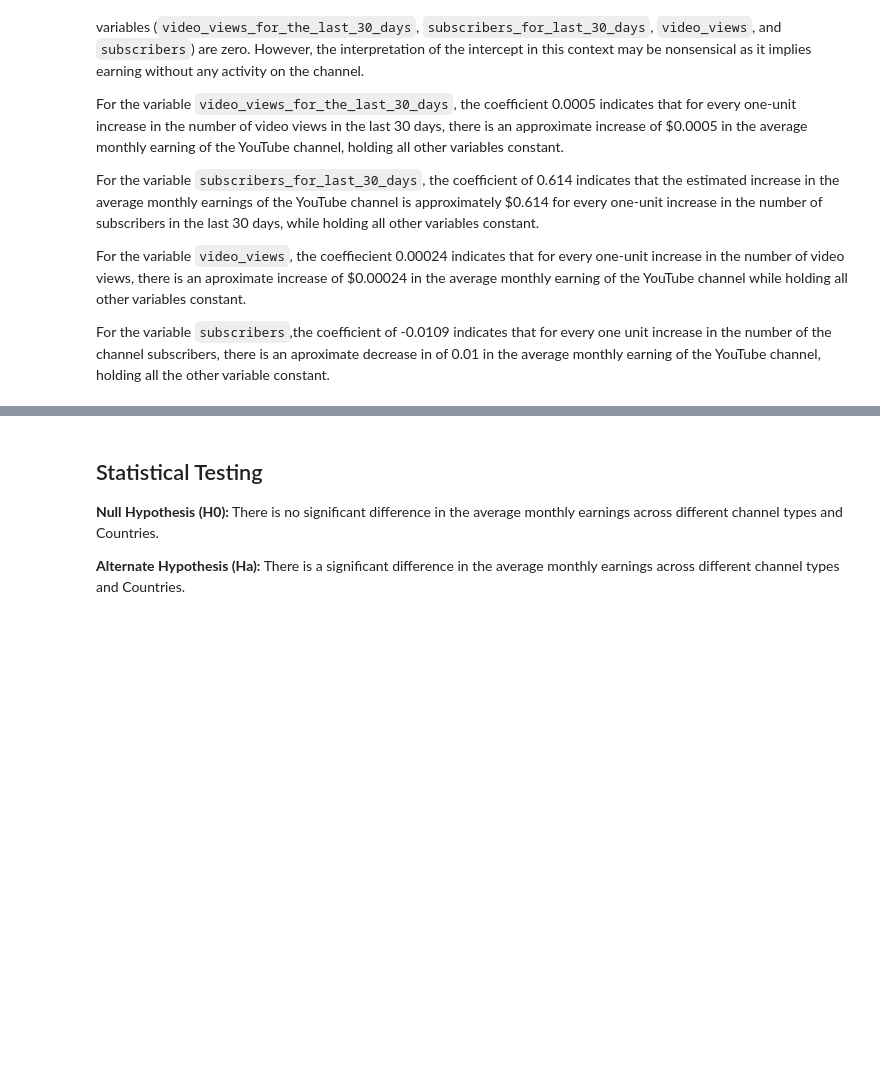
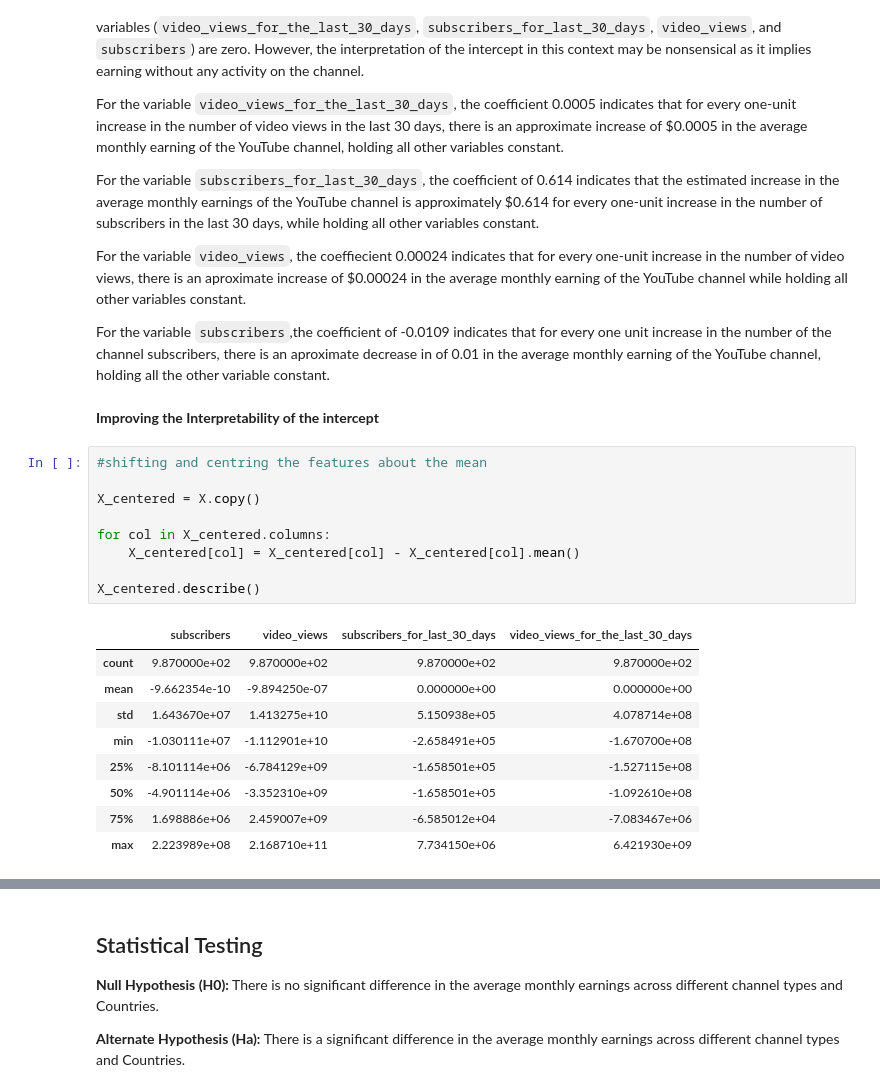
Before and after one commit to King-georges/You-Tube-Stats-Analysis, a Jupyter notebook: Project_notebook.ipynb, the cells around one changed output, grey strips where cells are left out. Drawn from its saved outputs; the diff is of its cells as text; blank space fills up the shorter version.

Commit message:
updated interpretation of intercept

```diff
--- a/Project_notebook.ipynb
+++ b/Project_notebook.ipynb
@@ -647,3 +647,24 @@ For the variable `video_views`, the coeffiecient 0.00024 indicates that for ever
 
 
 For the variable `subscribers`,the coefficient of -0.0109 indicates that for every one unit increase in the number of the channel subscribers, there is an aproximate decrease in of 0.01 in the average monthly earning of the YouTube channel, holding all the other variable constant.
+# %% [markdown]
+**Improving the Interpretability of the intercept**
+# %%
+#shifting and centring the features about the mean
+
+X_centered = X.copy()
+
+for col in X_centered.columns:
+    X_centered[col] = X_centered[col] - X_centered[col].mean()
+
+X_centered.describe()
+# %% [output]
+|  | subscribers | video_views | subscribers_for_last_30_days | video_views_for_the_last_30_days |
+| count | 9.870000e+02 | 9.870000e+02 | 9.870000e+02 | 9.870000e+02 |
+| mean | -9.662354e-10 | -9.894250e-07 | 0.000000e+00 | 0.000000e+00 |
+| std | 1.643670e+07 | 1.413275e+10 | 5.150938e+05 | 4.078714e+08 |
+| min | -1.030111e+07 | -1.112901e+10 | -2.658491e+05 | -1.670700e+08 |
+| 25% | -8.101114e+06 | -6.784129e+09 | -1.658501e+05 | -1.527115e+08 |
+| 50% | -4.901114e+06 | -3.352310e+09 | -1.658501e+05 | -1.092610e+08 |
+| 75% | 1.698886e+06 | 2.459007e+09 | -6.585012e+04 | -7.083467e+06 |
+| max | 2.223989e+08 | 2.168710e+11 | 7.734150e+06 | 6.421930e+09 |
```
Also changed, not shown: parts of 12 cells of this notebook.
